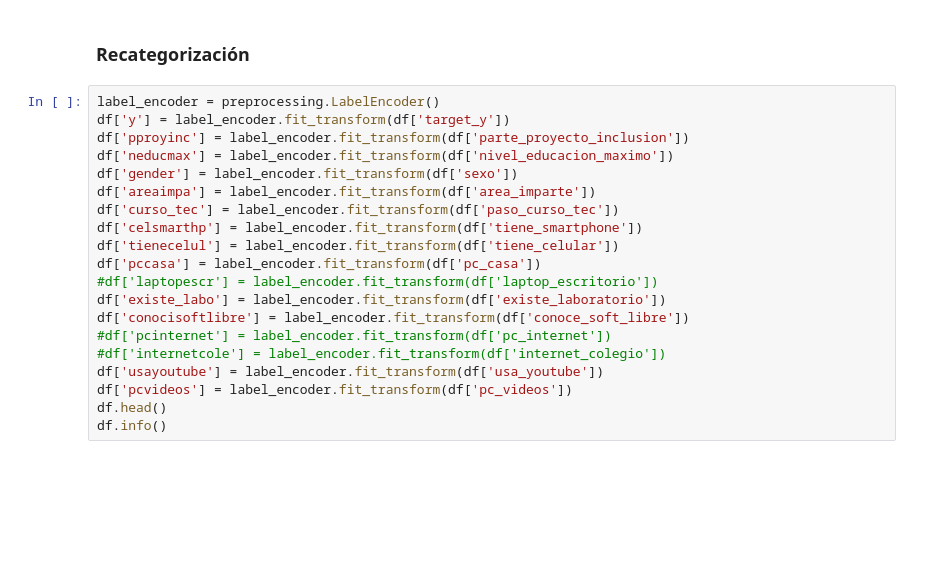
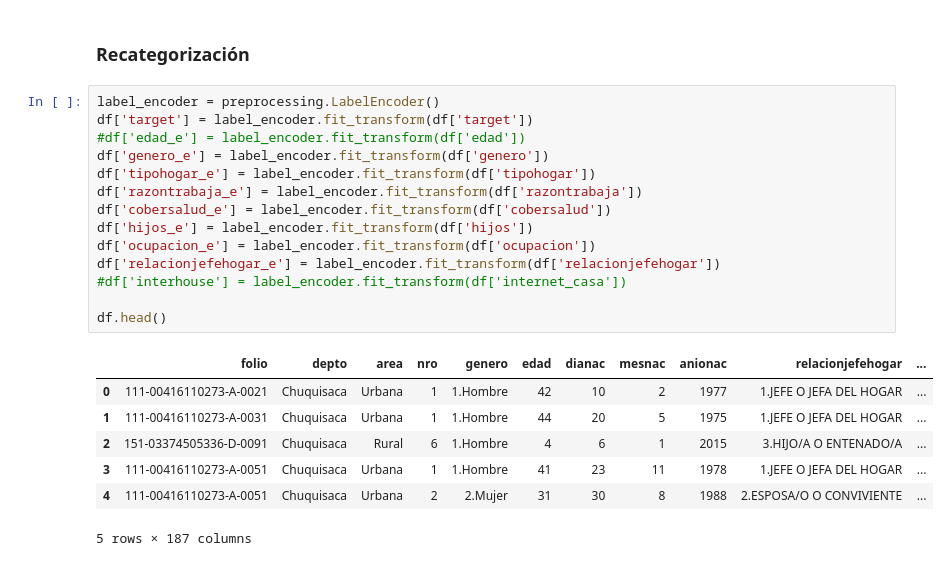
Before and after one commit to ifmm87/mineria-datos-2, a Jupyter notebook: Regresion logistica.ipynb, the cells around one changed output. Drawn from its saved outputs; the diff is of its cells as text; blank space fills up the shorter version.

```diff
--- a/Regresion logistica.ipynb
+++ b/Regresion logistica.ipynb
@@ -58,21 +76,23 @@ TypeError: Neither the `x` nor `y` variable appears to be numeric.
 ### Recategorización
 # %%
 label_encoder = preprocessing.LabelEncoder()
-df['y'] = label_encoder.fit_transform(df['target_y'])
-df['pproyinc'] = label_encoder.fit_transform(df['parte_proyecto_inclusion'])
-df['neducmax'] = label_encoder.fit_transform(df['nivel_educacion_maximo'])
-df['gender'] = label_encoder.fit_transform(df['sexo'])
-df['areaimpa'] = label_encoder.fit_transform(df['area_imparte'])
-df['curso_tec'] = label_encoder.fit_transform(df['paso_curso_tec'])
-df['celsmarthp'] = label_encoder.fit_transform(df['tiene_smartphone'])
-df['tienecelul'] = label_encoder.fit_transform(df['tiene_celular'])
-df['pccasa'] = label_encoder.fit_transform(df['pc_casa'])
-#df['laptopescr'] = label_encoder.fit_transform(df['laptop_escritorio'])
-df['existe_labo'] = label_encoder.fit_transform(df['existe_laboratorio'])
-df['conocisoftlibre'] = label_encoder.fit_transform(df['conoce_soft_libre'])
-#df['pcinternet'] = label_encoder.fit_transform(df['pc_internet'])
-#df['internetcole'] = label_encoder.fit_transform(df['internet_colegio'])
-df['usayoutube'] = label_encoder.fit_transform(df['usa_youtube'])
-df['pcvideos'] = label_encoder.fit_transform(df['pc_videos'])
+df['target'] = label_encoder.fit_transform(df['target'])
+#df['edad_e'] = label_encoder.fit_transform(df['edad'])
+df['genero_e'] = label_encoder.fit_transform(df['genero'])
+df['tipohogar_e'] = label_encoder.fit_transform(df['tipohogar'])
+df['razontrabaja_e'] = label_encoder.fit_transform(df['razontrabaja'])
+df['cobersalud_e'] = label_encoder.fit_transform(df['cobersalud'])
+df['hijos_e'] = label_encoder.fit_transform(df['hijos'])
+df['ocupacion_e'] = label_encoder.fit_transform(df['ocupacion'])
+df['relacionjefehogar_e'] = label_encoder.fit_transform(df['relacionjefehogar'])
+#df['interhouse'] = label_encoder.fit_transform(df['internet_casa'])
+
 df.head()
-df.info()
+# %% [output]
+|  | folio | depto | area | nro | genero | edad | dianac | mesnac | anionac | relacionjefehogar | ... |
+| 0 | 111-00416110273-A-0021 | Chuquisaca | Urbana | 1 | 1.Hombre | 42 | 10 | 2 | 1977 | 1.JEFE O JEFA DEL HOGAR | ... |
+| 1 | 111-00416110273-A-0031 | Chuquisaca | Urbana | 1 | 1.Hombre | 44 | 20 | 5 | 1975 | 1.JEFE O JEFA DEL HOGAR | ... |
+| 2 | 151-03374505336-D-0091 | Chuquisaca | Rural | 6 | 1.Hombre | 4 | 6 | 1 | 2015 | 3.HIJO/A O ENTENADO/A | ... |
+| 3 | 111-00416110273-A-0051 | Chuquisaca | Urbana | 1 | 1.Hombre | 41 | 23 | 11 | 1978 | 1.JEFE O JEFA DEL HOGAR | ... |
+| 4 | 111-00416110273-A-0051 | Chuquisaca | Urbana | 2 | 2.Mujer | 31 | 30 | 8 | 1988 | 2.ESPOSA/O O CONVIVIENTE | ... |
+5 rows × 187 columns
```
Also changed, not shown: parts of 19 cells of this notebook, 1 other file.
